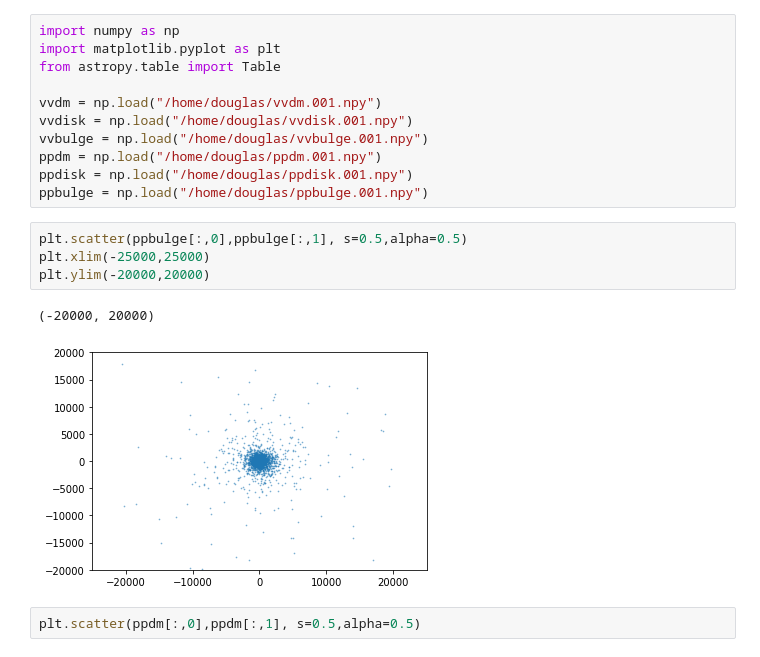
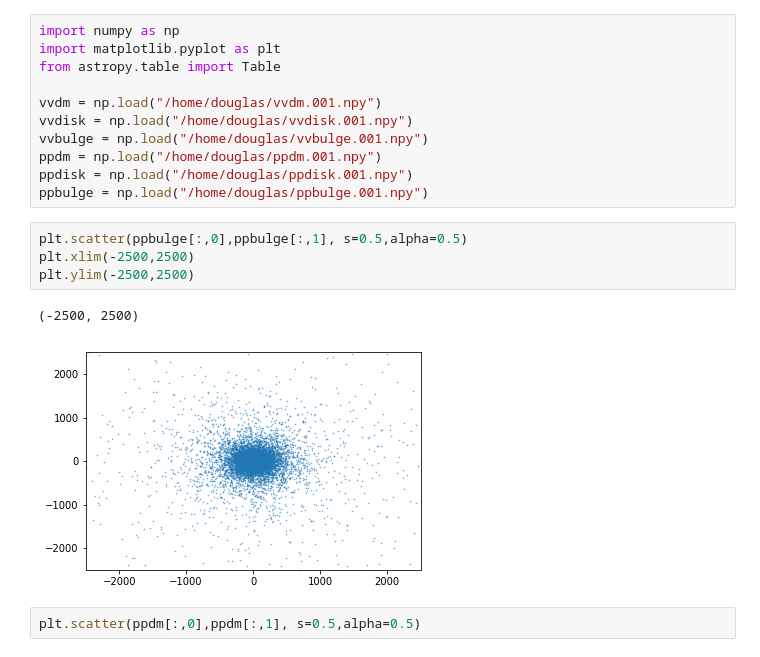
Before and after one commit to DouglasGrion/KathrynFallSemester, a Jupyter notebook: Chervin-Sims.ipynb, the cells around one changed output. Cells and saved outputs as stored; diff of their text form.

```diff
--- a/Chervin-Sims.ipynb
+++ b/Chervin-Sims.ipynb
@@ -11,11 +11,11 @@ ppdisk = np.load("/home/douglas/ppdisk.001.npy")
 ppbulge = np.load("/home/douglas/ppbulge.001.npy")
 # %%
 plt.scatter(ppbulge[:,0],ppbulge[:,1], s=0.5,alpha=0.5)
-plt.xlim(-25000,25000)
-plt.ylim(-20000,20000)
+plt.xlim(-2500,2500)
+plt.ylim(-2500,2500)
 # %% [output]
-(-20000, 20000)
+(-2500, 2500)
-[figure, old version]
+[figure, new version]
 # %%
 plt.scatter(ppdm[:,0],ppdm[:,1], s=0.5,alpha=0.5)
 # %% [output]
```
Also changed, not shown: parts of 20 cells of this notebook, 8 other files.
